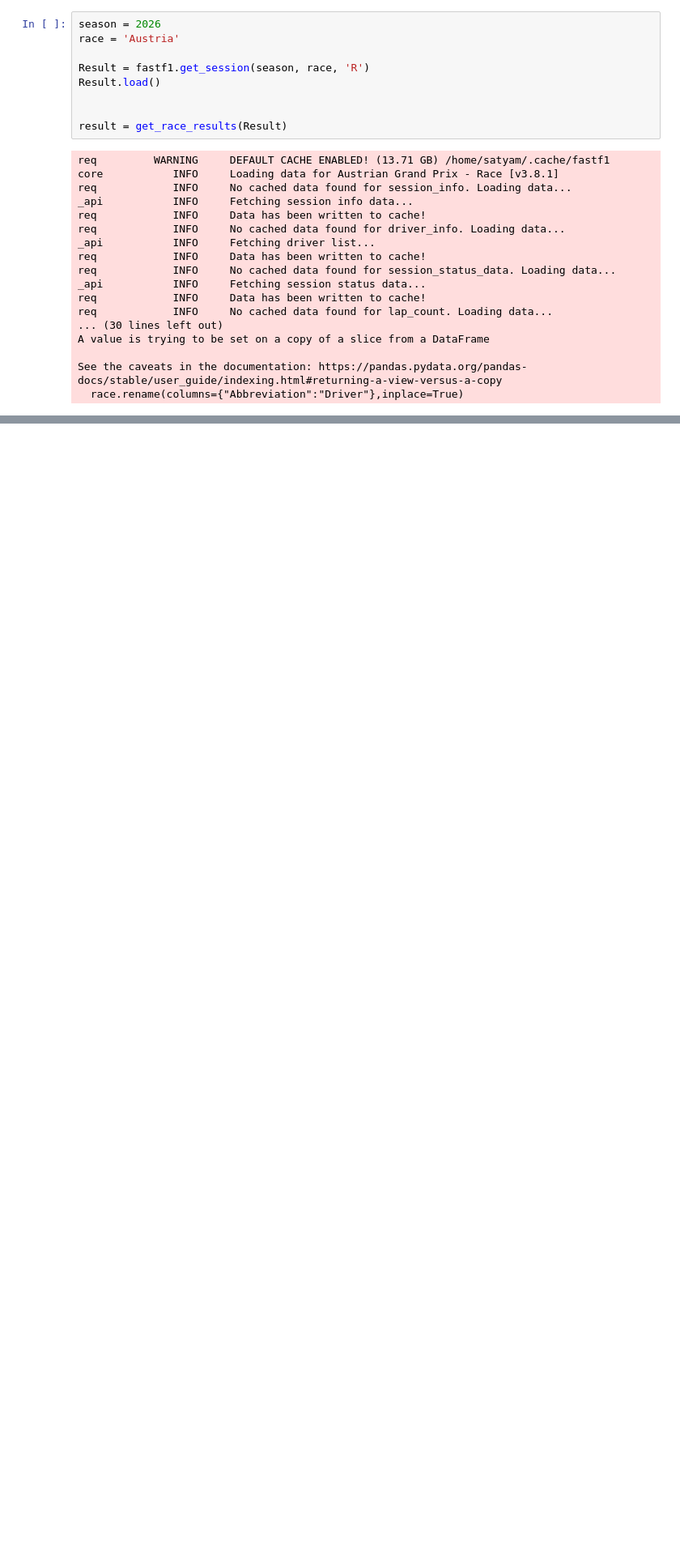
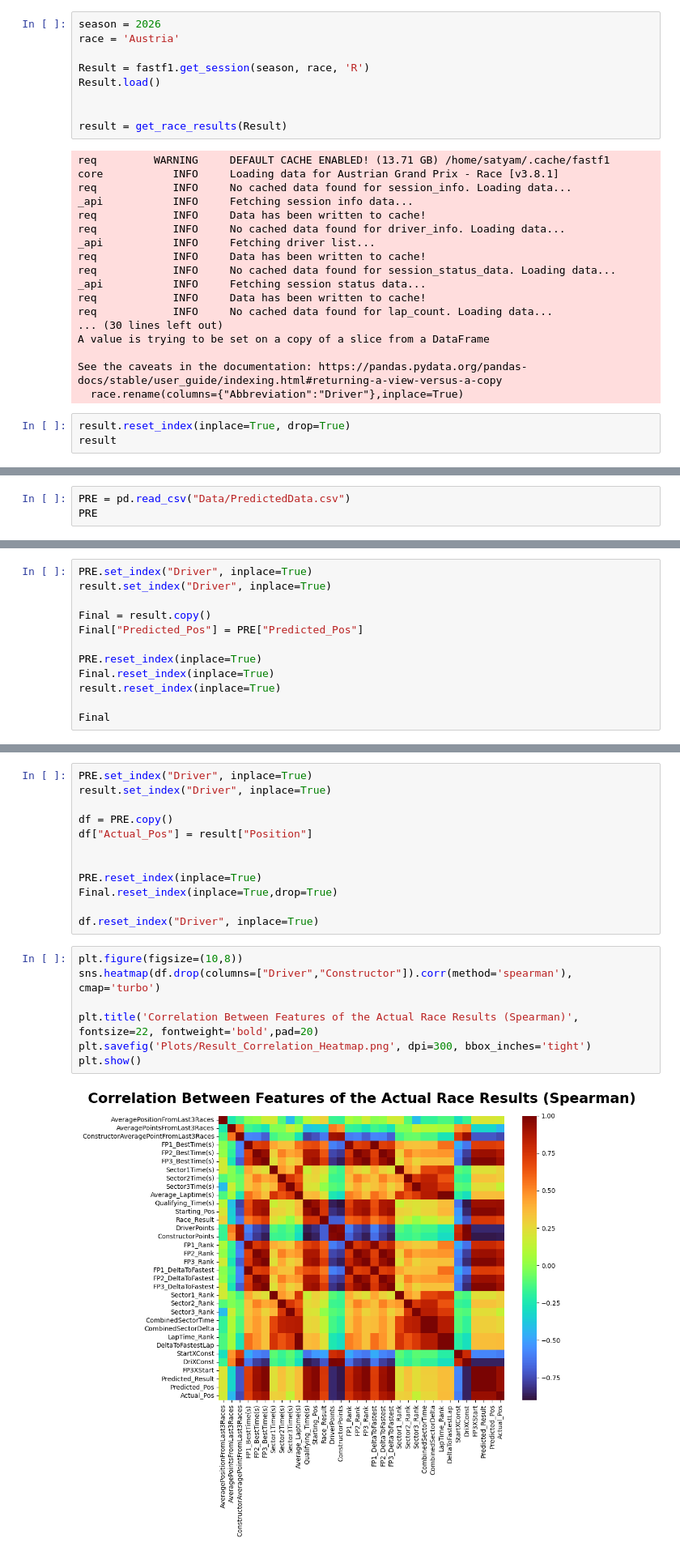
Before and after one commit to SatyamKumar457/F1-2026-Prediction, a Jupyter notebook: Race/08.AustriaGP/Evaluation.ipynb, the cells around one changed output, grey strips where cells are left out. Shown at 81% size. Drawn from its saved outputs; the diff is of its cells as text; blank space fills up the shorter version.

```diff
--- a/Race/08.AustriaGP/Evaluation.ipynb
+++ b/Race/08.AustriaGP/Evaluation.ipynb
@@ -39,3 +39,6 @@ A value is trying to be set on a copy of a slice from a DataFrame
 
 See the caveats in the documentation: https://pandas.pydata.org/pandas-docs/stable/user_guide/indexing.html#returning-a-view-versus-a-copy
   race.rename(columns={"Abbreviation":"Driver"},inplace=True)
+# %%
+result.reset_index(inplace=True, drop=True)
+result
@@ -41,0 +63,3 @@ See the caveats in the documentation: https://pandas.pydata.org/pandas-docs/stab
+# %%
+PRE = pd.read_csv("Data/PredictedData.csv")
+PRE
@@ -41,0 +85,12 @@ See the caveats in the documentation: https://pandas.pydata.org/pandas-docs/stab
+# %%
+PRE.set_index("Driver", inplace=True)
+result.set_index("Driver", inplace=True)
+
+Final = result.copy()
+Final["Predicted_Pos"] = PRE["Predicted_Pos"]
+
+PRE.reset_index(inplace=True)
+Final.reset_index(inplace=True)
+result.reset_index(inplace=True)
+
+Final
@@ -41,0 +152,21 @@ See the caveats in the documentation: https://pandas.pydata.org/pandas-docs/stab
+# %%
+PRE.set_index("Driver", inplace=True)
+result.set_index("Driver", inplace=True)
+
+df = PRE.copy()
+df["Actual_Pos"] = result["Position"]
+
+
+PRE.reset_index(inplace=True)
+Final.reset_index(inplace=True,drop=True)
+
+df.reset_index("Driver", inplace=True)
+# %%
+plt.figure(figsize=(10,8))
+sns.heatmap(df.drop(columns=["Driver","Constructor"]).corr(method='spearman'), cmap='turbo')
+
+plt.title('Correlation Between Features of the Actual Race Results (Spearman)', fontsize=22, fontweight='bold',pad=20)
+plt.savefig('Plots/Result_Correlation_Heatmap.png', dpi=300, bbox_inches='tight')
+plt.show()
+# %% [output]
+[figure, added]
```
Also changed, not shown: parts of 8 cells of this notebook, 3 other files.
